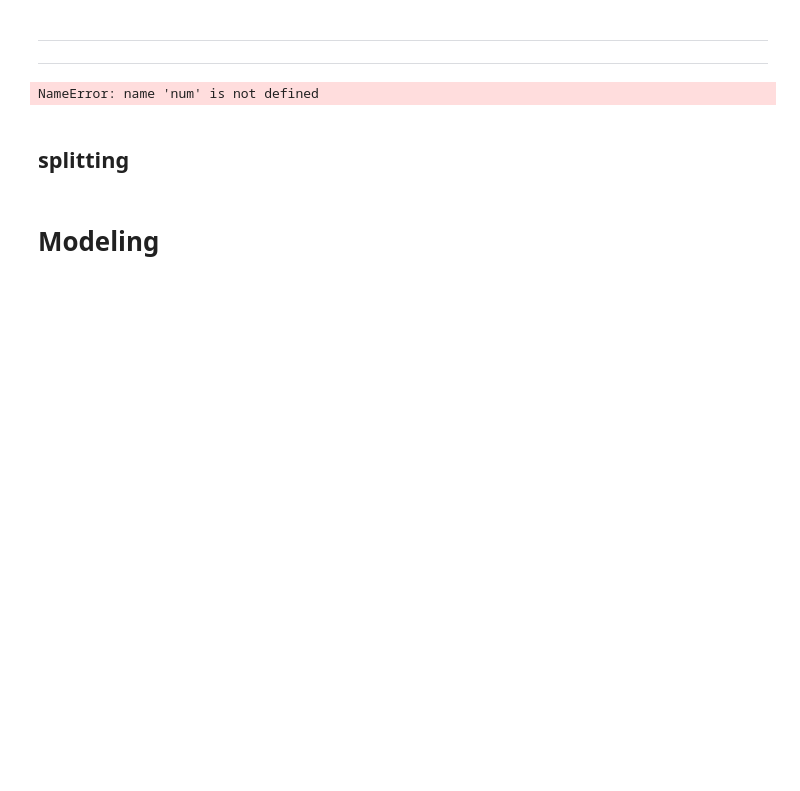
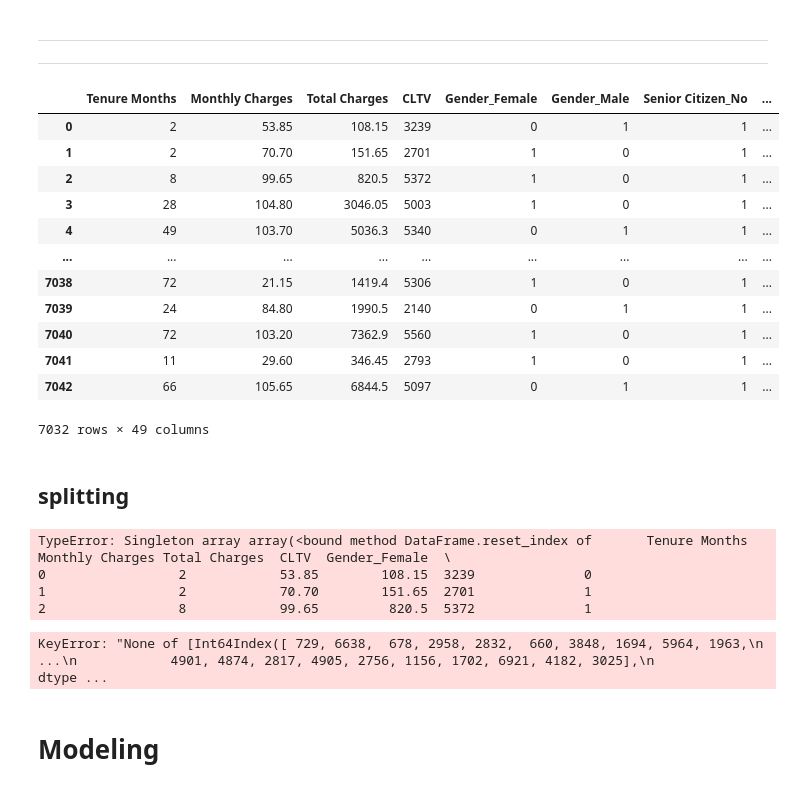
Before and after one commit to AlexGabbia/DataScience_Workshops, a Jupyter notebook: 6_workshop_Telco_churn/6_workshop_Telco_churn_gruppo.ipynb, the cells around one changed output. Cells and saved outputs as stored; diff of their text form; code cells hidden in the pictures; blank space fills up the shorter version.

```diff
--- a/6_workshop_Telco_churn/6_workshop_Telco_churn_gruppo.ipynb
+++ b/6_workshop_Telco_churn/6_workshop_Telco_churn_gruppo.ipynb
@@ -461,15 +461,21 @@ Mean cross-validation score of LogisticRegression:  0.7306630836874356
 # %% [markdown]
 ---
 ---
-# %%
-X = df_opt  #è il dataframe definito in alto, pulito e codificato senza la colonna target al suo interno
-y = df_target   #la colonna target in formato array
-
-feature_names = num + ohe.get_feature_names_out(cat).tolist()
-
-print(X.shape, y.shape)
-print(feature_names)
-# %% [output]
-NameError: name 'num' is not defined
+# %%
+df_opt
+# %% [output]
+|  | Tenure Months | Monthly Charges | Total Charges | CLTV | Gender_Female | Gender_Male | Senior Citizen_No | ... |
+| 0 | 2 | 53.85 | 108.15 | 3239 | 0 | 1 | 1 | ... |
+| 1 | 2 | 70.70 | 151.65 | 2701 | 1 | 0 | 1 | ... |
+| 2 | 8 | 99.65 | 820.5 | 5372 | 1 | 0 | 1 | ... |
+| 3 | 28 | 104.80 | 3046.05 | 5003 | 1 | 0 | 1 | ... |
+| 4 | 49 | 103.70 | 5036.3 | 5340 | 0 | 1 | 1 | ... |
+| ... | ... | ... | ... | ... | ... | ... | ... | ... |
+| 7038 | 72 | 21.15 | 1419.4 | 5306 | 1 | 0 | 1 | ... |
+| 7039 | 24 | 84.80 | 1990.5 | 2140 | 0 | 1 | 1 | ... |
+| 7040 | 72 | 103.20 | 7362.9 | 5560 | 1 | 0 | 1 | ... |
+| 7041 | 11 | 29.60 | 346.45 | 2793 | 1 | 0 | 1 | ... |
+| 7042 | 66 | 105.65 | 6844.5 | 5097 | 0 | 1 | 1 | ... |
+7032 rows × 49 columns
 # %% [markdown]
 ## splitting
@@ -476,13 +485,20 @@ NameError: name 'num' is not defined
+# %%
+rnd = 10
+#split train-test
+
+X_train, y_train, X_test, y_test = train_test_split(X, y, stratify=y, random_state= rnd, test_size= 0.2)
+# %% [output]
+TypeError: Singleton array array(<bound method DataFrame.reset_index of       Tenure Months  Monthly Charges Total Charges  CLTV  Gender_Female  \
+0                 2            53.85        108.15  3239              0
+1                 2            70.70        151.65  2701              1
+2                 8            99.65         820.5  5372              1
 # %%
-#split train-test
-splitter = StratifiedShuffleSplit(random_state= rnd, test_size= 0.2, n_splits= 1)
-
-train_idx, test_idx = next(splitter.split(X, y))
-
 X_train, X_test = X[train_idx], X[test_idx]
 y_train, y_test = y[train_idx], y[test_idx]
 
 X_train.shape, X_test.shape
+# %% [output]
+KeyError: "None of [Int64Index([ 729, 6638,  678, 2958, 2832,  660, 3848, 1694, 5964, 1963,\n            ...\n            4901, 4874, 2817, 4905, 2756, 1156, 1702, 6921, 4182, 3025],\n           dtype ...
 # %%
 #split train-validation
 rnd = 10
```
Also changed, not shown: parts of 1 cell of this notebook.
